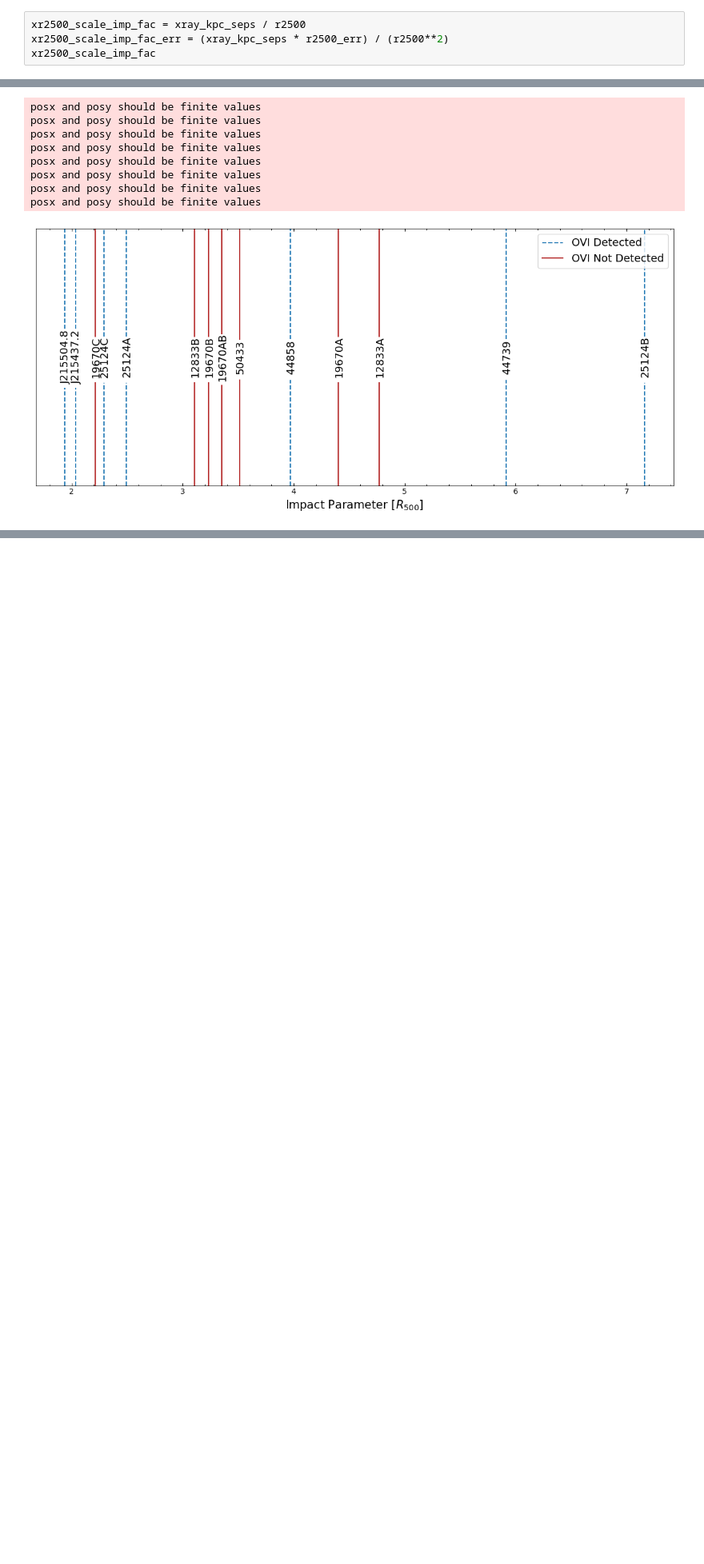
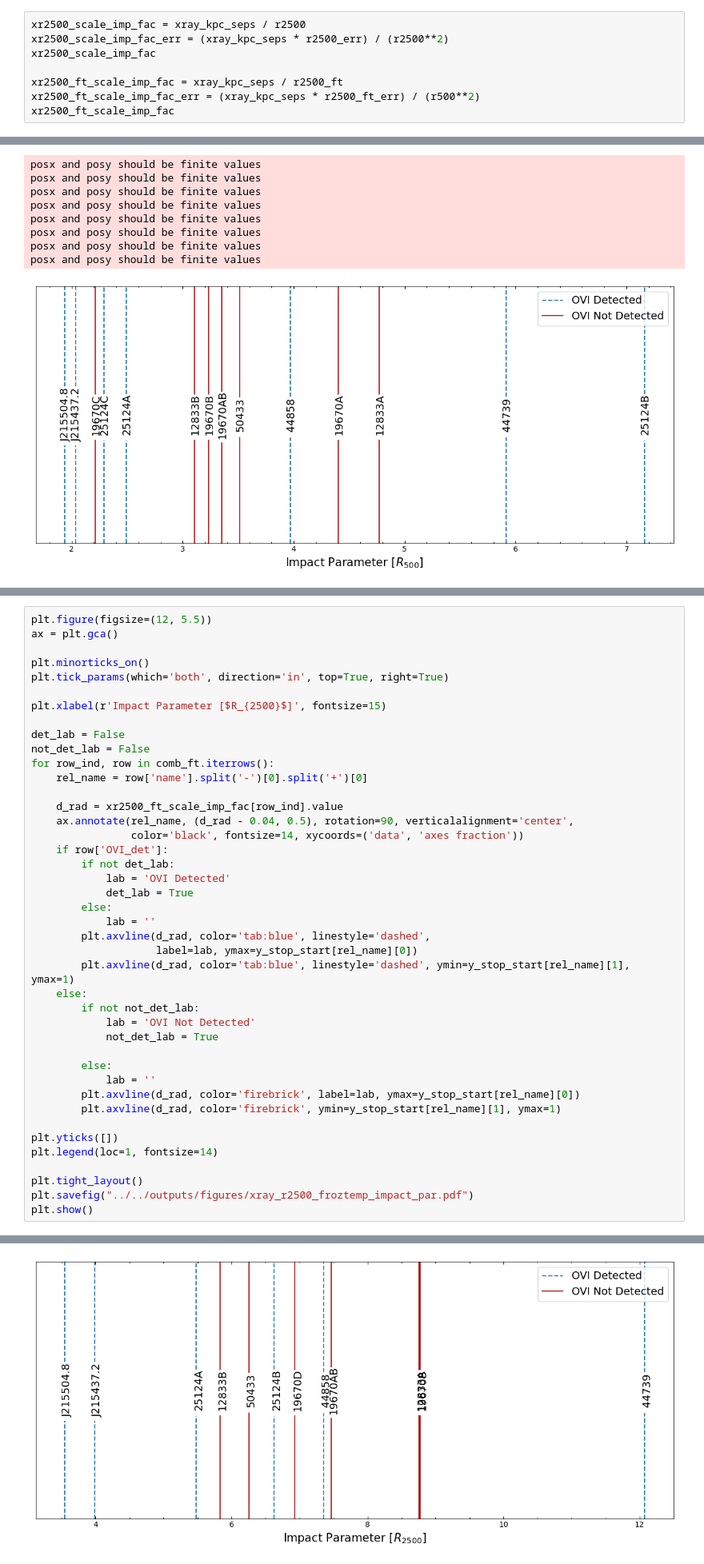
Before and after one commit to DavidT3/OVI_groups, a Jupyter notebook: notebooks/results_analyses/detection_impact_parameter.ipynb, the cells around one changed output, grey strips where cells are left out. Shown at 80% size. Saved outputs shown, nothing was run; the diff lists cells and outputs as text; blank space fills up the shorter version.

```diff
--- a/notebooks/results_analyses/detection_impact_parameter.ipynb
+++ b/notebooks/results_analyses/detection_impact_parameter.ipynb
@@ -204,4 +295,8 @@ $[2.4907823,~7.1613449,~2.2923172,~5.9170289,~3.9705902,~3.350883,~4.4024974,~3.
 xr2500_scale_imp_fac = xray_kpc_seps / r2500
 xr2500_scale_imp_fac_err = (xray_kpc_seps * r2500_err) / (r2500**2)
 xr2500_scale_imp_fac
+
+xr2500_ft_scale_imp_fac = xray_kpc_seps / r2500_ft
+xr2500_ft_scale_imp_fac_err = (xray_kpc_seps * r2500_ft_err) / (r500**2)
+xr2500_ft_scale_imp_fac
 # %% [output]
@@ -562,0 +778,43 @@ plt.show()
+# %%
+plt.figure(figsize=(12, 5.5))
+ax = plt.gca()
+
+plt.minorticks_on()
+plt.tick_params(which='both', direction='in', top=True, right=True)
+
+plt.xlabel(r'Impact Parameter [$R_{2500}$]', fontsize=15)
+
+det_lab = False
+not_det_lab = False
+for row_ind, row in comb_ft.iterrows():
+    rel_name = row['name'].split('-')[0].split('+')[0]
+
+    d_rad = xr2500_ft_scale_imp_fac[row_ind].value
+    ax.annotate(rel_name, (d_rad - 0.04, 0.5), rotation=90, verticalalignment='center',
+                color='black', fontsize=14, xycoords=('data', 'axes fraction'))
+    if row['OVI_det']:
+        if not det_lab:
+            lab = 'OVI Detected'
+            det_lab = True
+        else:
+            lab = ''
+        plt.axvline(d_rad, color='tab:blue', linestyle='dashed',
+                    label=lab, ymax=y_stop_start[rel_name][0])
+        plt.axvline(d_rad, color='tab:blue', linestyle='dashed', ymin=y_stop_start[rel_name][1], ymax=1)
+    else:
+        if not not_det_lab:
+            lab = 'OVI Not Detected'
+            not_det_lab = True
+
+        else:
+            lab = ''
+        plt.axvline(d_rad, color='firebrick', label=lab, ymax=y_stop_start[rel_name][0])
+        plt.axvline(d_rad, color='firebrick', ymin=y_stop_start[rel_name][1], ymax=1)
+
+plt.yticks([])
+plt.legend(loc=1, fontsize=14)
+
+plt.tight_layout()
+plt.savefig("../../outputs/figures/xray_r2500_froztemp_impact_par.pdf")
+plt.show()
+# %% [output]
@@ -562,0 +837 @@ plt.show()
+[figure, added]
```
Also changed, not shown: parts of 20 cells of this notebook.
